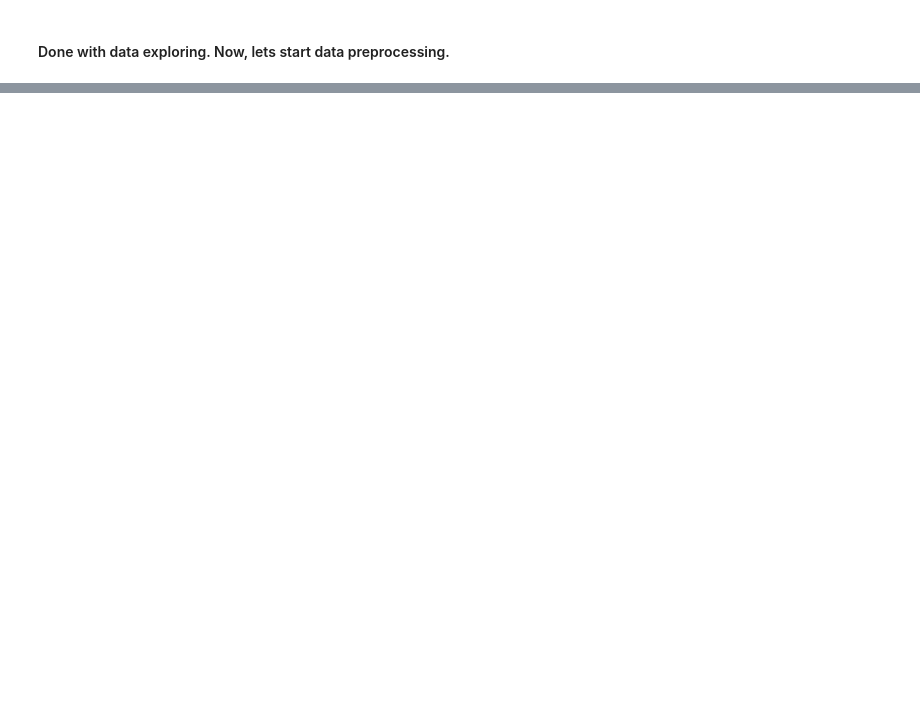
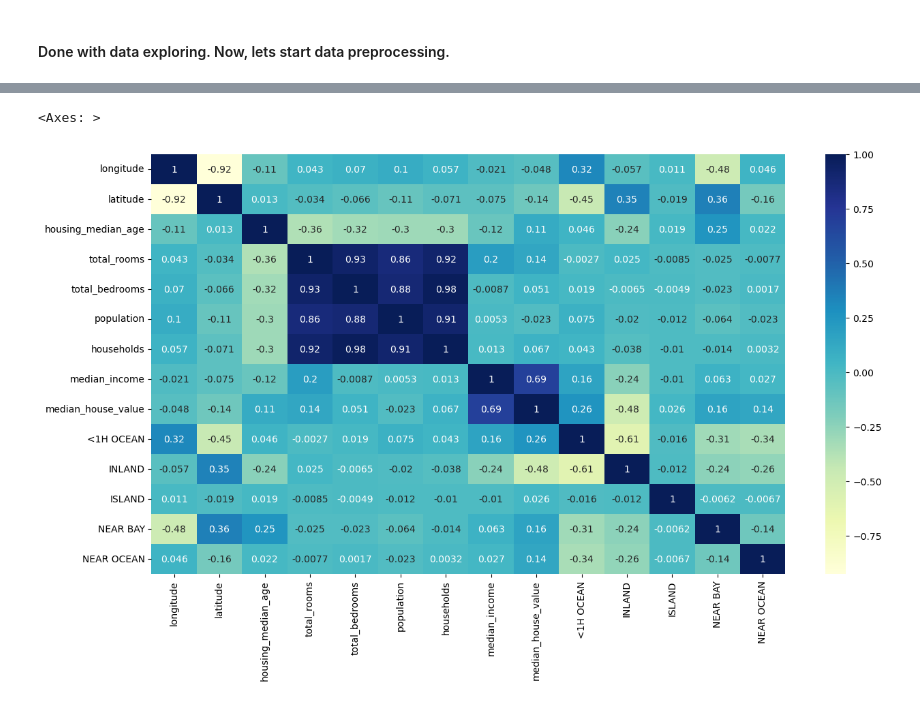
Before and after one commit to Shubham91999/House_Price_Prediction, a Jupyter notebook: Untitled-1.ipynb, the cells around one changed output, grey strips where cells are left out. Drawn from its saved outputs; the diff is of its cells as text; code cells hidden in the pictures; blank space fills up the shorter version.

Commit message:
Added dummies for ocean proximity

```diff
--- a/Untitled-1.ipynb
+++ b/Untitled-1.ipynb
@@ -169,0 +187,3 @@ sns.heatmap(train_data.drop(['ocean_proximity'], axis=1).corr(), annot=True, cma
+# %%
+#Joining the dummies with training data
+train_data = train_data.join(pd.get_dummies(train_data.ocean_proximity, dtype=int)).drop(['ocean_proximity'], axis=1)
@@ -169,0 +206,6 @@ sns.heatmap(train_data.drop(['ocean_proximity'], axis=1).corr(), annot=True, cma
+# %%
+plt.figure(figsize=(15,8))
+sns.heatmap(train_data.corr(), annot=True, cmap='YlGnBu')
+# %% [output]
+<Axes: >
+[figure, added]
```
Also changed, not shown: parts of 6 cells of this notebook.
